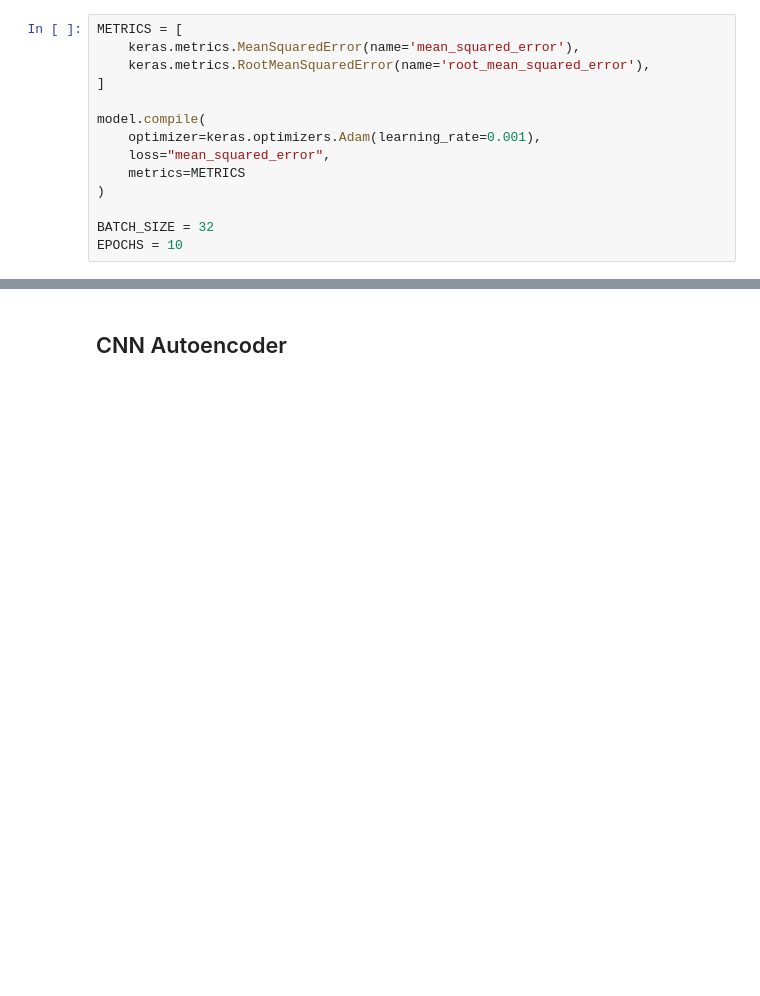
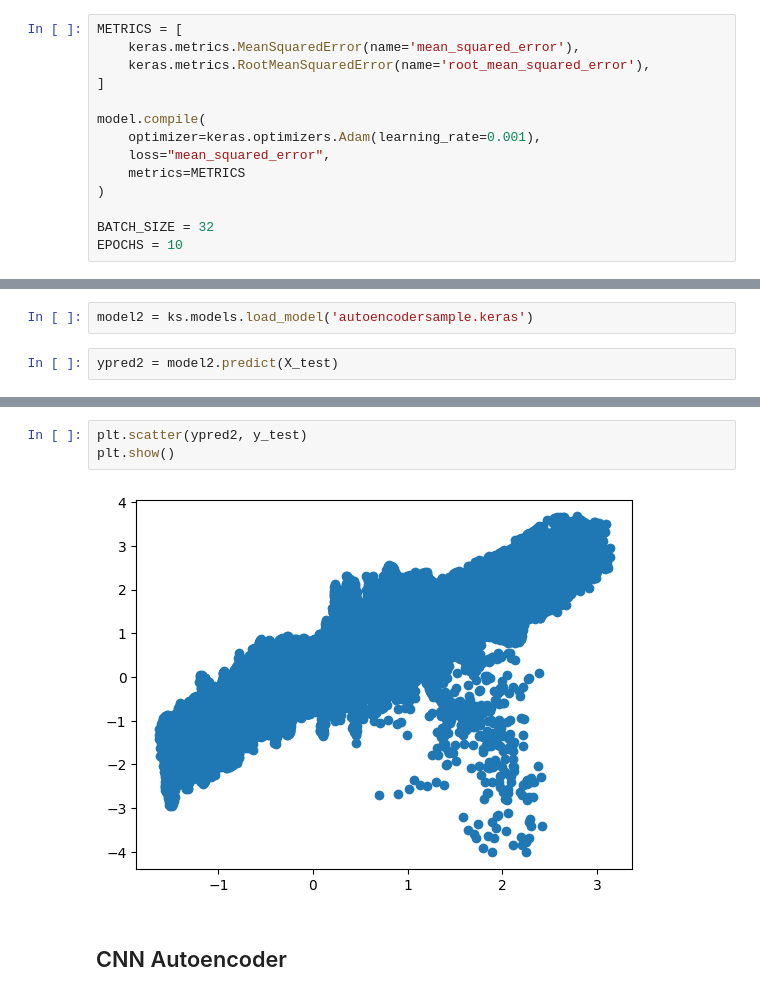
Before and after one commit to mariajmolina/UMDAOSC650, a Jupyter notebook: autoencoder.ipynb, the cells around one changed output, grey strips where cells are left out. Drawn from its saved outputs; the diff is of its cells as text; blank space fills up the shorter version.

```diff
--- a/autoencoder.ipynb
+++ b/autoencoder.ipynb
@@ -168,0 +226,4 @@ plt.show()
+# %%
+model2 = ks.models.load_model('autoencodersample.keras')
+# %%
+ypred2 = model2.predict(X_test)
@@ -169,3 +232,8 @@ plt.show()
+# %%
+plt.scatter(ypred2, y_test)
+plt.show()
+# %% [output]
+[figure, added]
 # %% [markdown]
 ## CNN Autoencoder
 # %%
```
Also changed, not shown: parts of 20 cells of this notebook.
